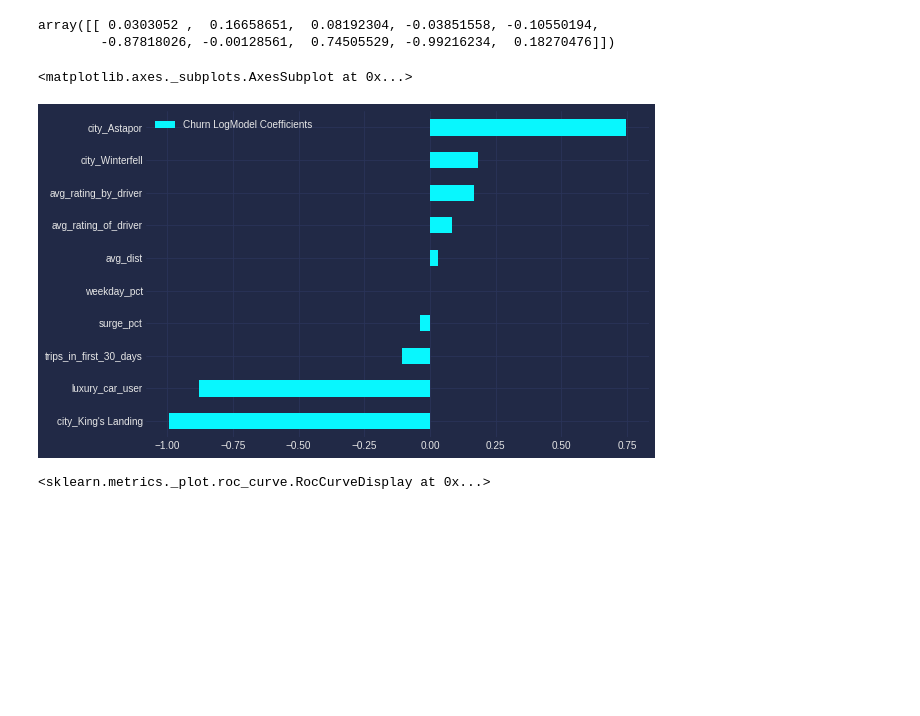
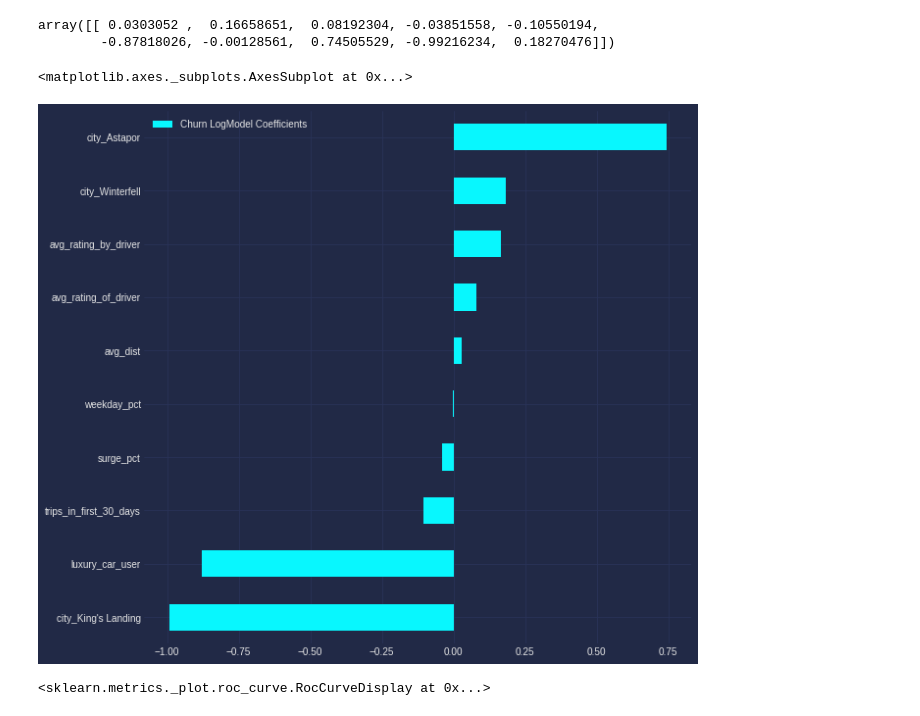
Before and after one commit to boogiedev/churning-a-blind-eye, a Jupyter notebook: log_odds_eda.ipynb, the cells around one changed output. Drawn from its saved outputs; the diff is of its cells as text; code cells hidden in the pictures; blank space fills up the shorter version.

```diff
--- a/log_odds_eda.ipynb
+++ b/log_odds_eda.ipynb
@@ -231,14 +231,14 @@ array([[ 0.0303052 ,  0.16658651,  0.08192304, -0.03851558, -0.10550194,
 # %%
 # Feature Importances
 #fig, ax = plt.subplots(figsize=(20,20))
-# See and plot feature importances
+# See and plot feature coefficients
 feat_scores = pd.DataFrame({'Churn LogModel Coefficients' : all_data_lr.coef_.reshape(10,)},
                            index=X.columns)
 feat_scores = feat_scores.sort_values(by='Churn LogModel Coefficients')
-feat_scores.plot(kind='barh', figsize=(9, 6))
+feat_scores.plot(kind='barh', figsize=(10, 10))
 # %% [output]
 <matplotlib.axes._subplots.AxesSubplot at 0x...>
-[figure, old version]
+[figure, new version]
 # %%
 # Plot ROC Curve
 fig, ax = plt.subplots(figsize=FSIZE)
```
Also changed, not shown: parts of 6 cells of this notebook.
